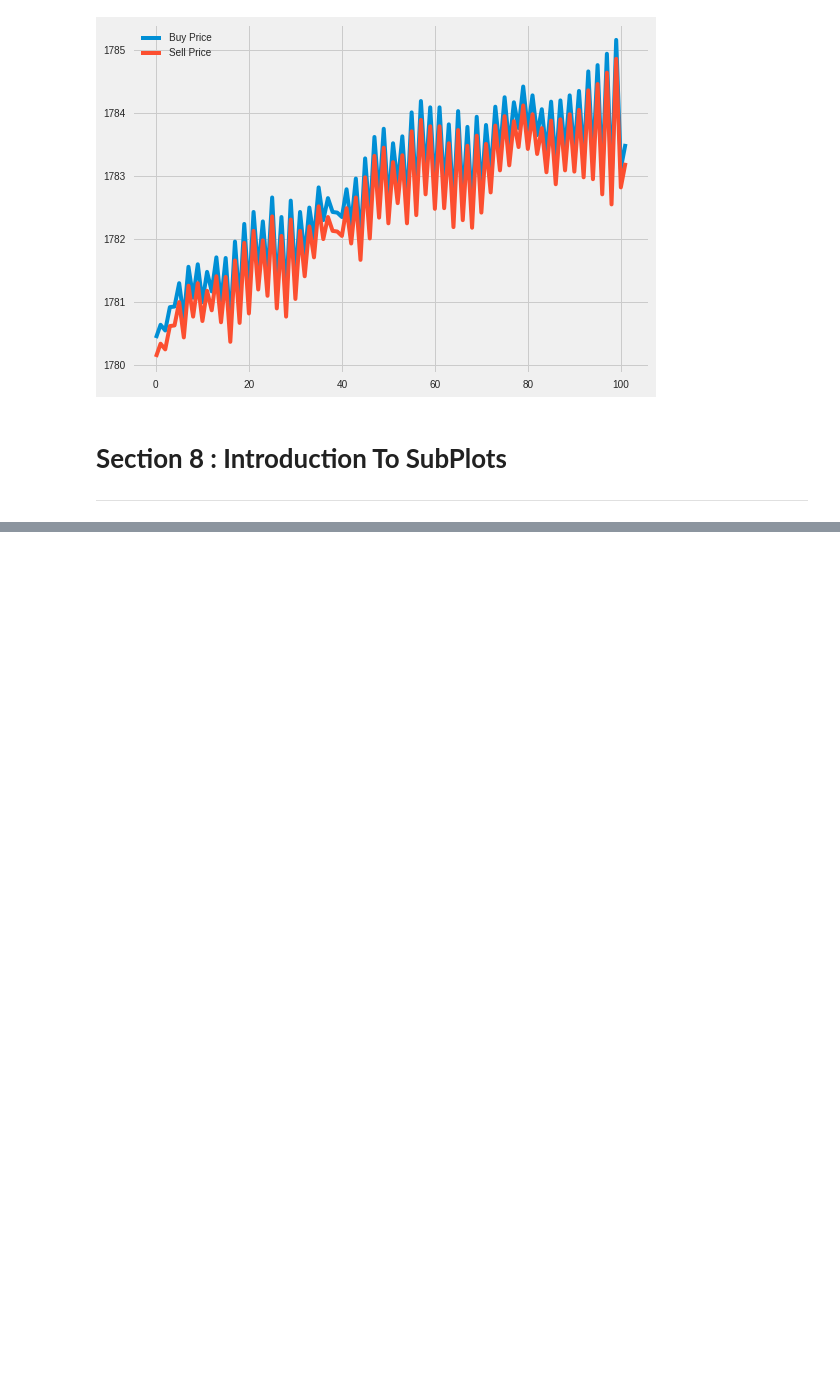
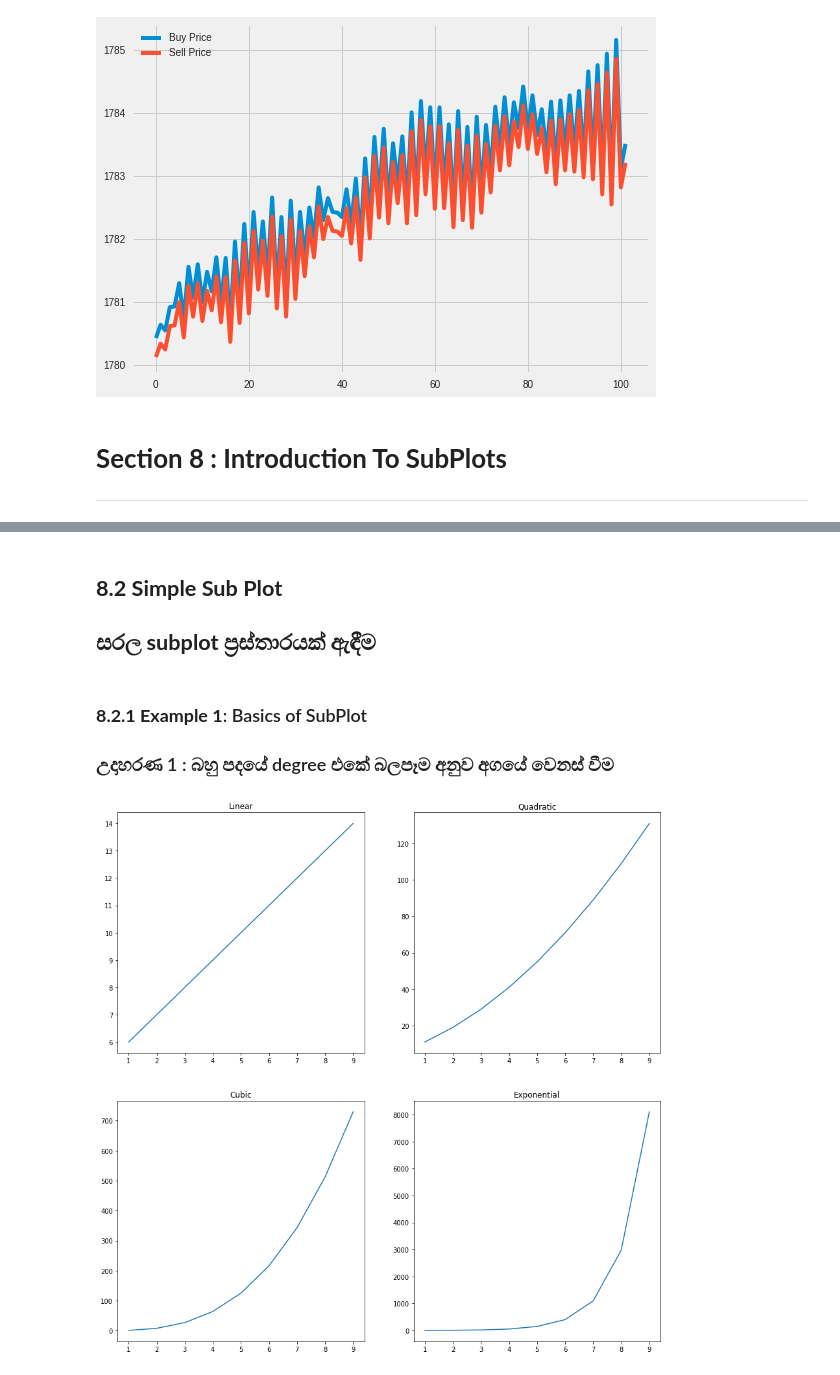
Before and after one commit to GPrathap/pythonII, a Jupyter notebook: sec_matplotlib/matplotlib.ipynb, the cells around one changed output, grey strips where cells are left out. Saved outputs shown, nothing was run; the diff lists cells and outputs as text; code cells hidden in the pictures; blank space fills up the shorter version.

```diff
--- a/sec_matplotlib/matplotlib.ipynb
+++ b/sec_matplotlib/matplotlib.ipynb
@@ -1272 +1283,31 @@ while True:
+# %% [markdown]
+## **8.2 Simple Sub Plot**
+## **සරල subplot ප්‍රස්තාරයක් ඇඳීම**
+# %% [markdown]
+### **8.2.1 Example 1**: Basics of SubPlot
+### උදාහරණ 1 :  බහු පදයේ  degree එකේ බලපෑම අනුව අගයේ වෙනස් වීම
+# %%
+import matplotlib.pyplot as plt
+import numpy as np
+
+
+fig,a =  plt.subplots(2,2,figsize=(15,15))
+
+x = np.arange(1,10)
+
+a[0][0].plot(x,x)
+a[0][0].set_title('Linear')
+
+a[0][1].plot(x,x*x)
+a[0][1].set_title('Quadratic')
+
+a[1][0].plot(x,x*x*x)
+a[1][0].set_title('Cubic')
+
+a[1][1].plot(x,np.exp(x))
+a[1][1].set_title('Exponential')
+
+plt.show()
+# %% [output]
+[figure, added]
 # %% [markdown]
```
Also changed, not shown: parts of 7 cells of this notebook.
